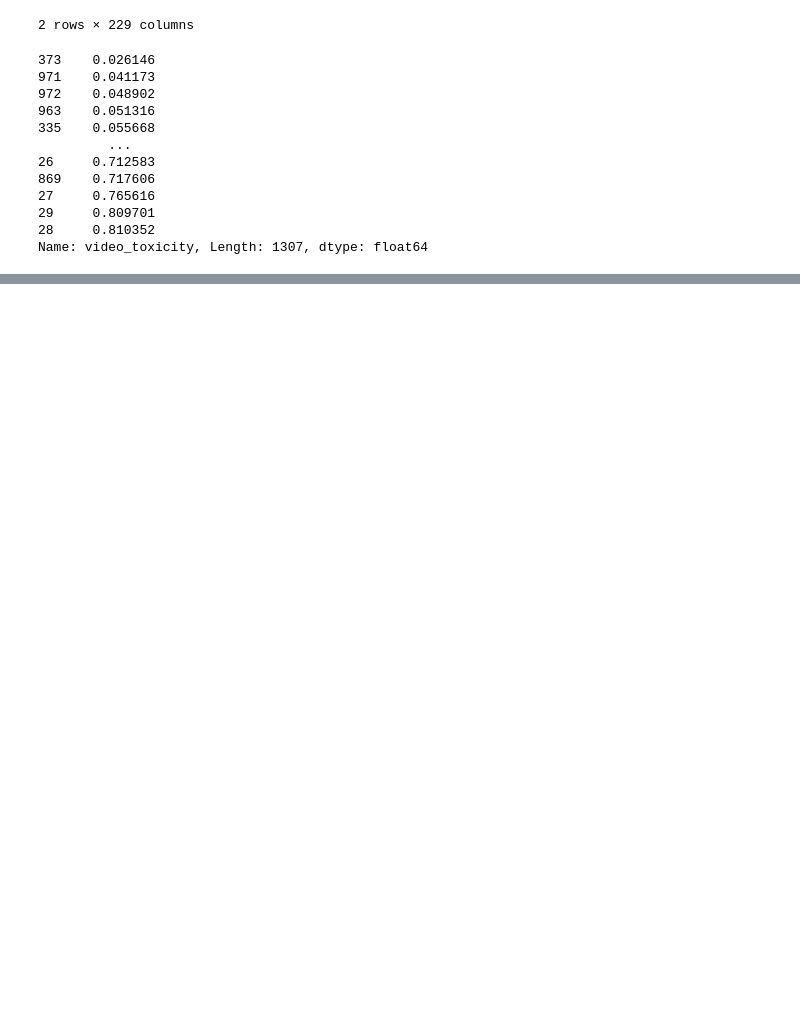
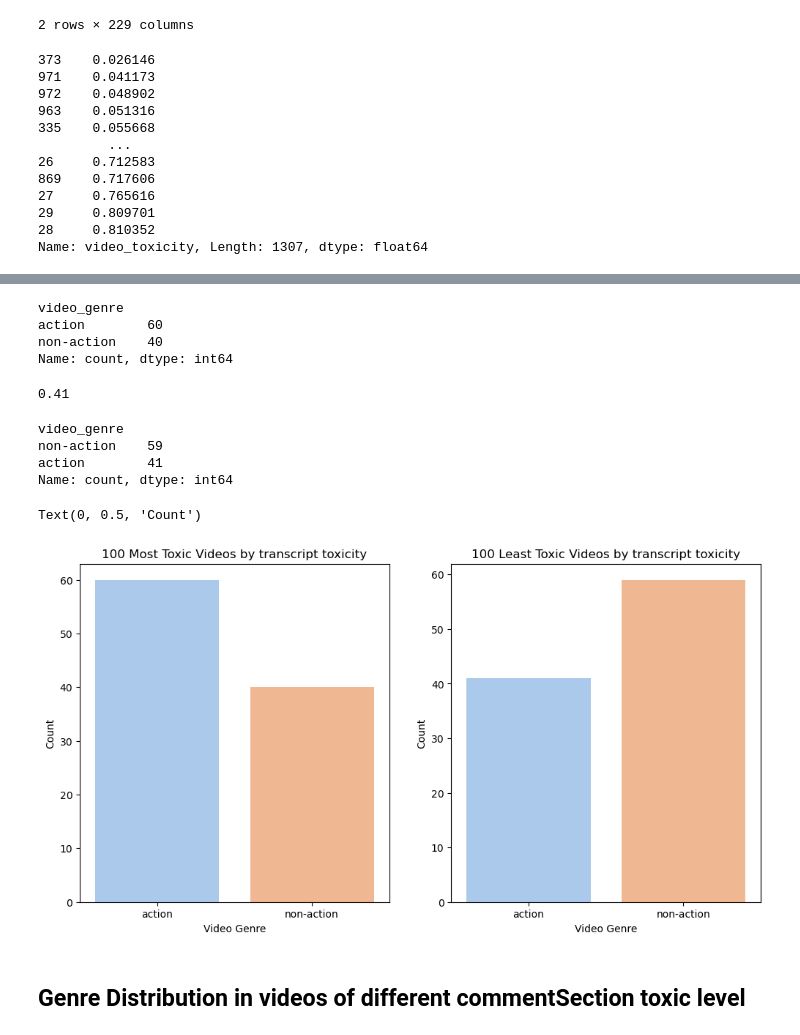
Before and after one commit to IMT-547-Team-1/YouTube-Toxic-Comments, a Jupyter notebook: analysis/02-Analysis.ipynb, the cells around one changed output, grey strips where cells are left out. Drawn from its saved outputs; the diff is of its cells as text; code cells hidden in the pictures; blank space fills up the shorter version.

```diff
--- a/analysis/02-Analysis.ipynb
+++ b/analysis/02-Analysis.ipynb
@@ -502,0 +511,39 @@ plt.show()
+# %%
+toxic_game_counts
+# %% [output]
+video_genre
+action        60
+non-action    40
+Name: count, dtype: int64
+# %%
+non_toxic_game_counts = video_labeled_data.loc[lowest_toxicity_indices]['video_genre'].value_counts()
+least_toxicity_video_actionPercentage =  non_toxic_game_counts['action']/len(lowest_toxicity_indices)
+least_toxicity_video_actionPercentage
+# %% [output]
+0.41
+# %%
+non_toxic_game_counts
+# %% [output]
+video_genre
+non-action    59
+action        41
+Name: count, dtype: int64
+# %%
+fig, axes = plt.subplots(nrows=1, ncols=2, figsize=(12, 6))
+order = ['action', 'non-action']
+
+sns.countplot(x='video_genre', data=highest_toxicity_dataset, ax=axes[0], palette='pastel',order=order)
+axes[0].set_title('100 Most Toxic Videos by transcript toxicity')
+axes[0].set_xlabel('Video Genre')
+axes[0].set_ylabel('Count')
+
+
+sns.countplot(x='video_genre', data=lowest_toxicity_dataset, ax=axes[1], palette='pastel',order=order)
+axes[1].set_title('100 Least Toxic Videos by transcript toxicity')
+axes[1].set_xlabel('Video Genre')
+axes[1].set_ylabel('Count')
+# %% [output]
+Text(0, 0.5, 'Count')
+[figure, added]
+# %% [markdown]
+## Genre Distribution in videos of different commentSection toxic level
```
Also changed, not shown: parts of 23 cells of this notebook.
